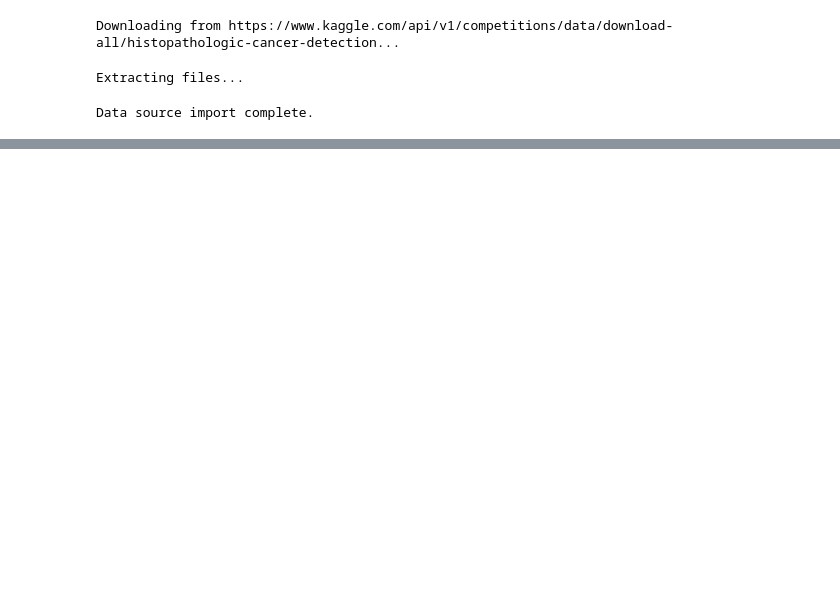
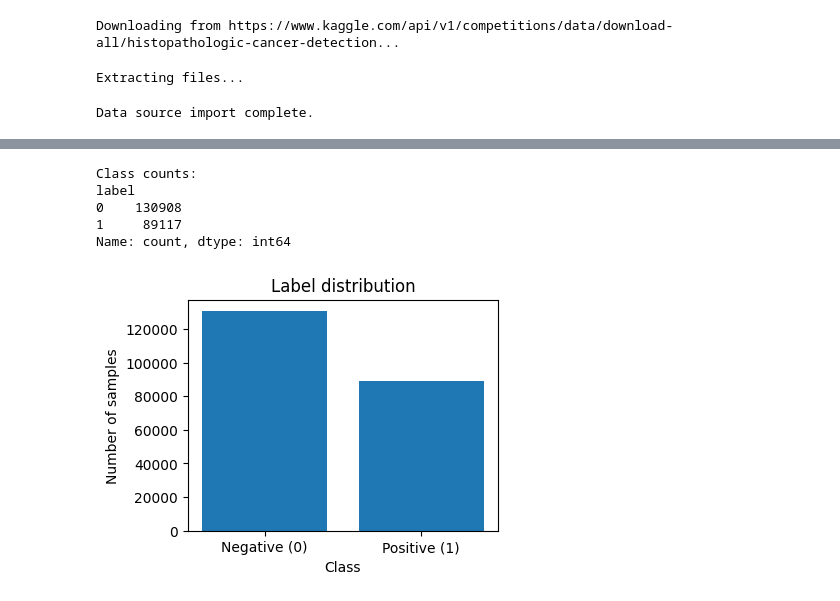
Before and after one commit to ryan-bulger/Cancer-Detection, a Jupyter notebook: notebook2e309d8c3e.ipynb, the cells around one changed output, grey strips where cells are left out. Drawn from its saved outputs; the diff is of its cells as text; code cells hidden in the pictures; blank space fills up the shorter version.

```diff
--- a/notebook2e309d8c3e.ipynb
+++ b/notebook2e309d8c3e.ipynb
@@ -30,0 +63,11 @@ sample_submission.csv  test  train  train_labels.csv
+# %%
+# Define dataset paths relative to the local repository
+train_dir = '/kaggle/histopathologic-cancer-detection/train/'
+test_dir = '/kaggle/histopathologic-cancer-detection/test/'
+labels_csv = '/kaggle/histopathologic-cancer-detection/train_labels.csv'
+sample_submission_csv = '/kaggle/histopathologic-cancer-detection/sample_submission.csv'
+
+labels_df = pd.read_csv(labels_csv)
+
+# Display the first few rows
+labels_df.head()
@@ -30,0 +81,19 @@ sample_submission.csv  test  train  train_labels.csv
+# %%
+# Inspect label distribution
+class_counts = labels_df['label'].value_counts().sort_index()
+print('Class counts:')
+print(class_counts)
+
+plt.figure(figsize=(4,3))
+plt.bar(['Negative (0)', 'Positive (1)'], class_counts.values)
+plt.title('Label distribution')
+plt.xlabel('Class')
+plt.ylabel('Number of samples')
+plt.show()
+# %% [output]
+Class counts:
+label
+0    130908
+1     89117
+Name: count, dtype: int64
+[figure, added]
```
Also changed, not shown: parts of 20 cells of this notebook.
